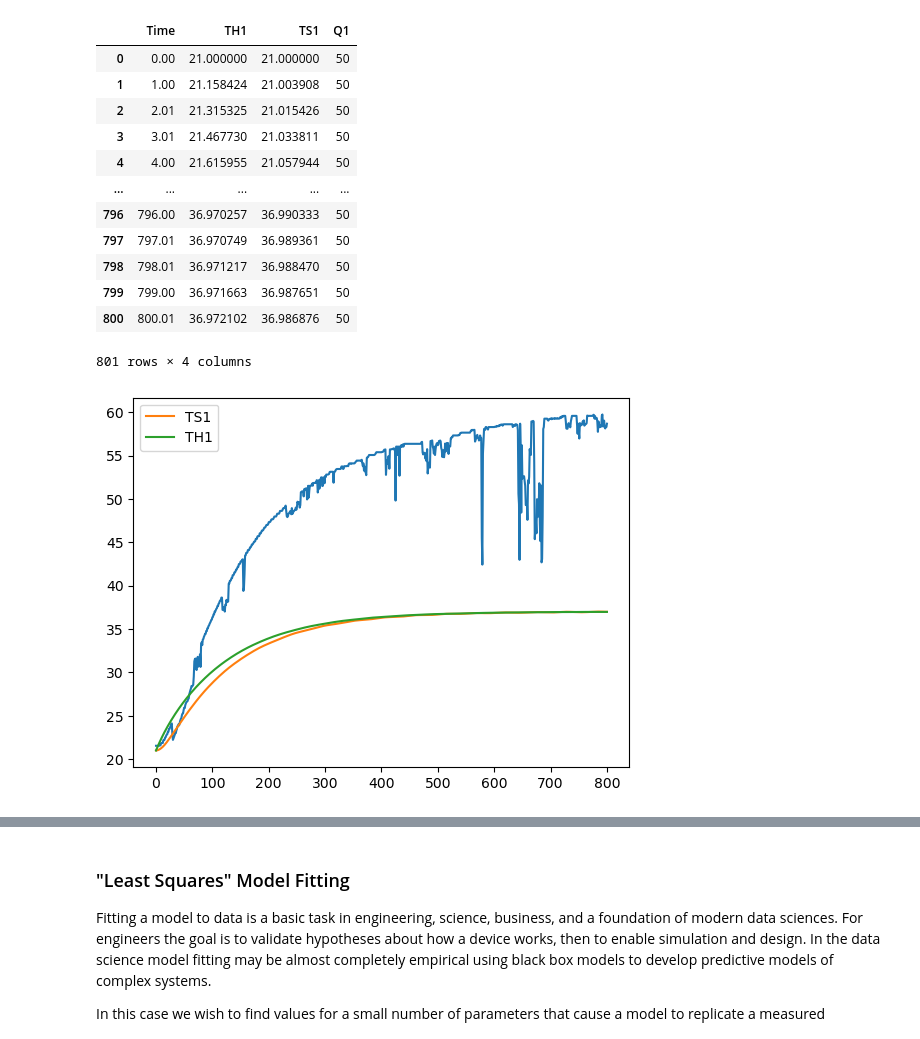
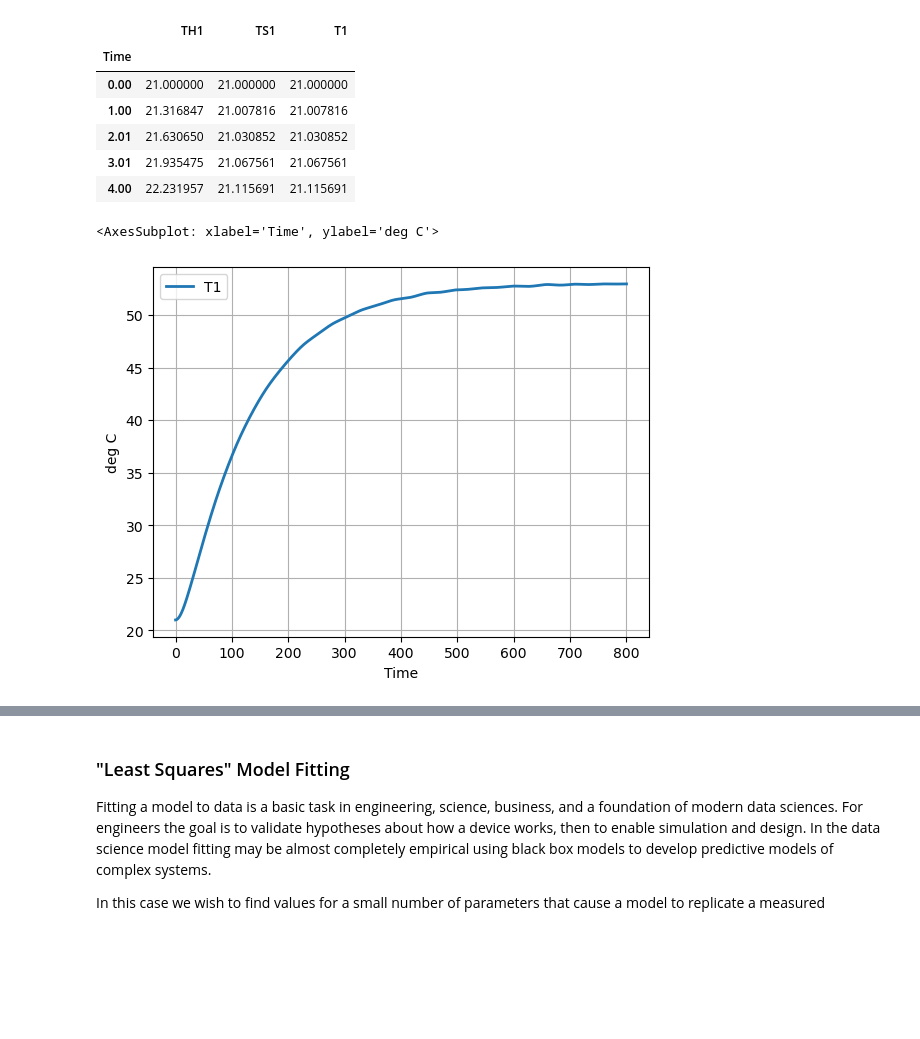
Before and after one commit to jckantor/cbe30338-book, a Jupyter notebook: _build/jupyter_execute/notebooks/02.05-Second-Order.ipynb, the cells around one changed output, grey strips where cells are left out. Saved outputs shown, nothing was run; the diff lists cells and outputs as text; code cells hidden in the pictures; blank space fills up the shorter version.

```diff
--- a/_build/jupyter_execute/notebooks/02.05-Second-Order.ipynb
+++ b/_build/jupyter_execute/notebooks/02.05-Second-Order.ipynb
@@ -17,6 +24,6 @@ import pandas as pd
 
 data_file = "https://raw.githubusercontent.com/jckantor/cbe30338-book/main/notebooks/data/tclab-data-example.csv"
 data = pd.read_csv(data_file)
-data.plot(x = "Time", y=["T1", "T2"], figsize=(10, 3), grid=True, lw=2, ylabel="deg C")
-data.plot(x = "Time", y=["Q1", "Q2"], figsize=(10, 3), grid=True, lw=2, ylabel="%")
+data = data.set_index("Time")
+data.head()
 # %% [output]
@@ -58,60 +71,65 @@ import  pandas as pd
 
 # known parameters
 T_amb = 21             # deg C
 alpha = 0.00016        # watts / (units P1 * percent U1)
 P1 = 200               # P1 units
-U1 = 50                # steady state value of u1 (percent)
-P1 = 100               # P2 units
-U2 = 0                 # steady state value of u1 (percent)
 
 # adjustable parameters
 CpH = 5                # joules/deg C
 CpS = 1                # joules/deg C
 Ua = 0.05              # watts/deg C
 Ub = 0.05              # watts/deg C
 
+# initial conditions
+TH1 = T_amb
+TS1 = T_amb
+IC = [TH1, TS1]
+
+# input values
+U1 = 50                # steady state value of u1 (percent)
+
 # extract data from experiment
-t_expt = data["Time"]
+t_expt = data.index
 
-def tclab_model2(param):
+def tclab_ode(param):
     # unpack the adjustable parameters
     CpH, CpS, Ua, Ub = param
 
     # model solution
     def deriv(t, y):
-        T1H, T1S = y
-        dT1H = (-(Ua + Ub)*T1H + Ub*T1S + alpha*P1*U1 + Ua*T_amb)/CpH
-        dT1S = Ub*(T1H - T1S)/CpS
-        return [dT1H, dT1S]
+        TH1, TS1 = y
+        dTH1 = (-Ua*(TH1 - T_amb) + Ub*(TS1 - TH1) + alpha*P1*U1)/CpH
+        dTS1 = Ub*(TH1 - TS1)/CpS
+        return [dTH1, dTS1]
 
-    soln = solve_ivp(deriv, [min(t_expt), max(t_expt)], [T_amb, T_amb], t_eval=t_expt)
+    soln = solve_ivp(deriv, [min(t_expt), max(t_expt)], [TH1_IC, TS1_IC], t_eval=t_expt)
 
     # create dataframe with predictions
     pred = pd.DataFrame(columns=["Time"])
     pred["Time"] = t_expt
+    pred = pred.set_index("Time")
+
+    # report the model temperatures
     pred["TH1"] = soln.y[0]
     pred["TS1"] = soln.y[1]
-    pred["Q1"] = U1
+
+    # report the prediced measurement
+    pred["T1"] = pred["TS1"]
 
     return pred
 
-pred = tclab_model2([CpH, CpS, Ua, Ub])
-
-ax = data["T1"].plot()
-pred[["TS1", "TH1"]].plot(ax=ax)
-pred
+pred = tclab_ode(param=[CpH, CpS, Ua, Ub])
+pred.head()
 # %% [output]
-|  | Time | TH1 | TS1 | Q1 |
-| 0 | 0.00 | 21.000000 | 21.000000 | 50 |
-| 1 | 1.00 | 21.158424 | 21.003908 | 50 |
-| 2 | 2.01 | 21.315325 | 21.015426 | 50 |
-| 3 | 3.01 | 21.467730 | 21.033811 | 50 |
-| 4 | 4.00 | 21.615955 | 21.057944 | 50 |
-| ... | ... | ... | ... | ... |
-| 796 | 796.00 | 36.970257 | 36.990333 | 50 |
-| 797 | 797.01 | 36.970749 | 36.989361 | 50 |
-| 798 | 798.01 | 36.971217 | 36.988470 | 50 |
-| 799 | 799.00 | 36.971663 | 36.987651 | 50 |
-| 800 | 800.01 | 36.972102 | 36.986876 | 50 |
+|  | TH1 | TS1 | T1 |
+| Time |  |  |  |
+| 0.00 | 21.000000 | 21.000000 | 21.000000 |
+| 1.00 | 21.316847 | 21.007816 | 21.007816 |
+| 2.01 | 21.630650 | 21.030852 | 21.030852 |
+| 3.01 | 21.935475 | 21.067561 | 21.067561 |
+| 4.00 | 22.231957 | 21.115691 | 21.115691 |
-801 rows × 4 columns
-[figure, removed]
+# %%
+pred.plot(y=["T1"], grid=True, lw=2, ylabel="deg C")
+# %% [output]
+<AxesSubplot: xlabel='Time', ylabel='deg C'>
+[figure, added]
```
Also changed, not shown: parts of 17 cells of this notebook, 28 other files.
